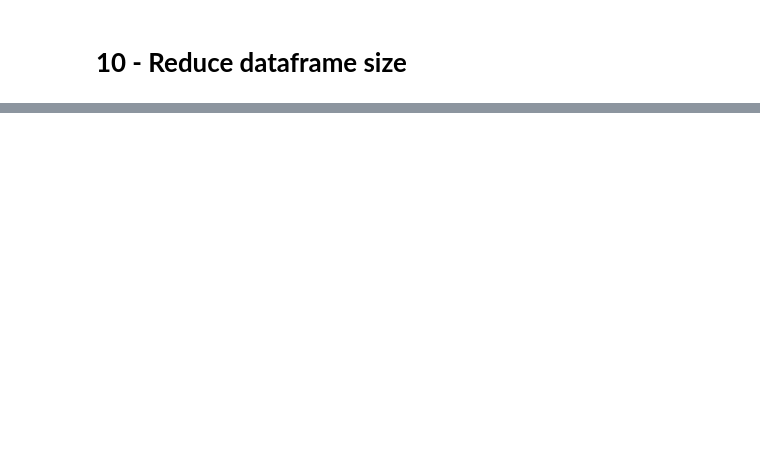
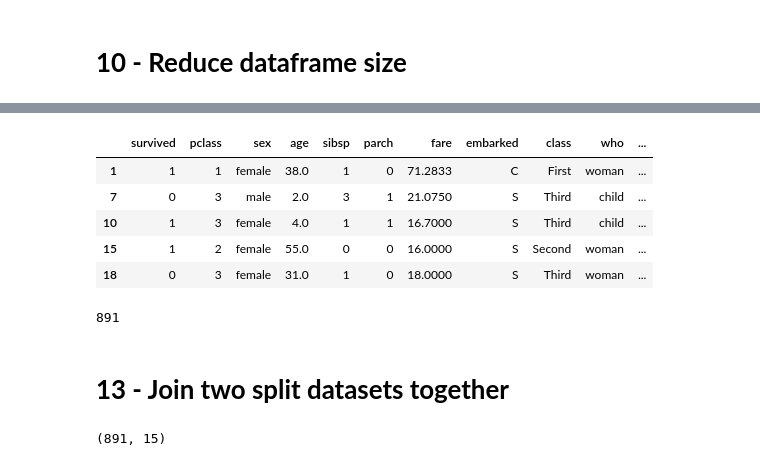
Before and after one commit to Adnanchughtai/Day-3, a Jupyter notebook: tipsandtricks.ipynb, the cells around one changed output, grey strips where cells are left out. Drawn from its saved outputs; the diff is of its cells as text; code cells hidden in the pictures; blank space fills up the shorter version.

```diff
--- a/tipsandtricks.ipynb
+++ b/tipsandtricks.ipynb
@@ -157,0 +481,21 @@ df.sample(frac=0.1).shape  # 10% of the dataset
+# %%
+kashti_2.head()
+# %% [output]
+|  | survived | pclass | sex | age | sibsp | parch | fare | embarked | class | who | ... |
+| 1 | 1 | 1 | female | 38.0 | 1 | 0 | 71.2833 | C | First | woman | ... |
+| 7 | 0 | 3 | male | 2.0 | 3 | 1 | 21.0750 | S | Third | child | ... |
+| 10 | 1 | 3 | female | 4.0 | 1 | 1 | 16.7000 | S | Third | child | ... |
+| 15 | 1 | 2 | female | 55.0 | 0 | 0 | 16.0000 | S | Second | woman | ... |
+| 18 | 0 | 3 | female | 31.0 | 1 | 0 | 18.0000 | S | Third | woman | ... |
+# %%
+len(kashti_1) + len(kashti_2)
+# %% [output]
+891
+# %% [markdown]
+# **13 - Join two split datasets together**
+# %%
+# Appened again to make the original dataset
+df1 = kashti_1.append(kashti_2)
+df1.shape
+# %% [output]
+(891, 15)
```
Also changed, not shown: parts of 68 cells of this notebook, 2 other files.
